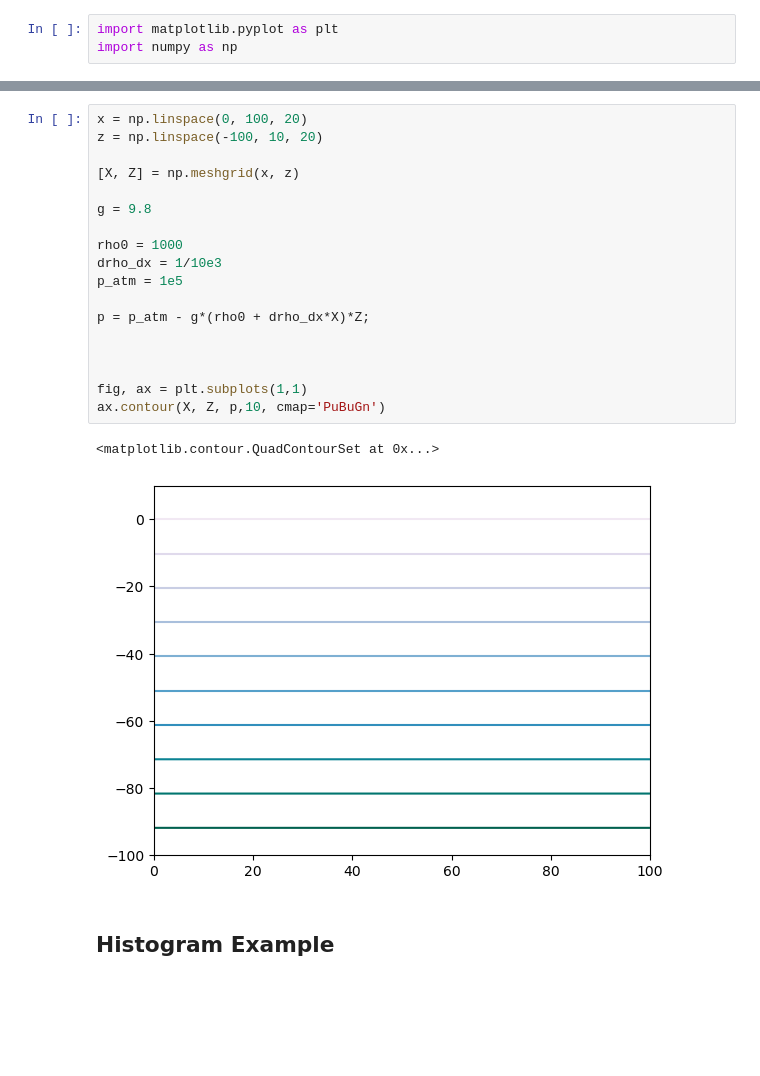
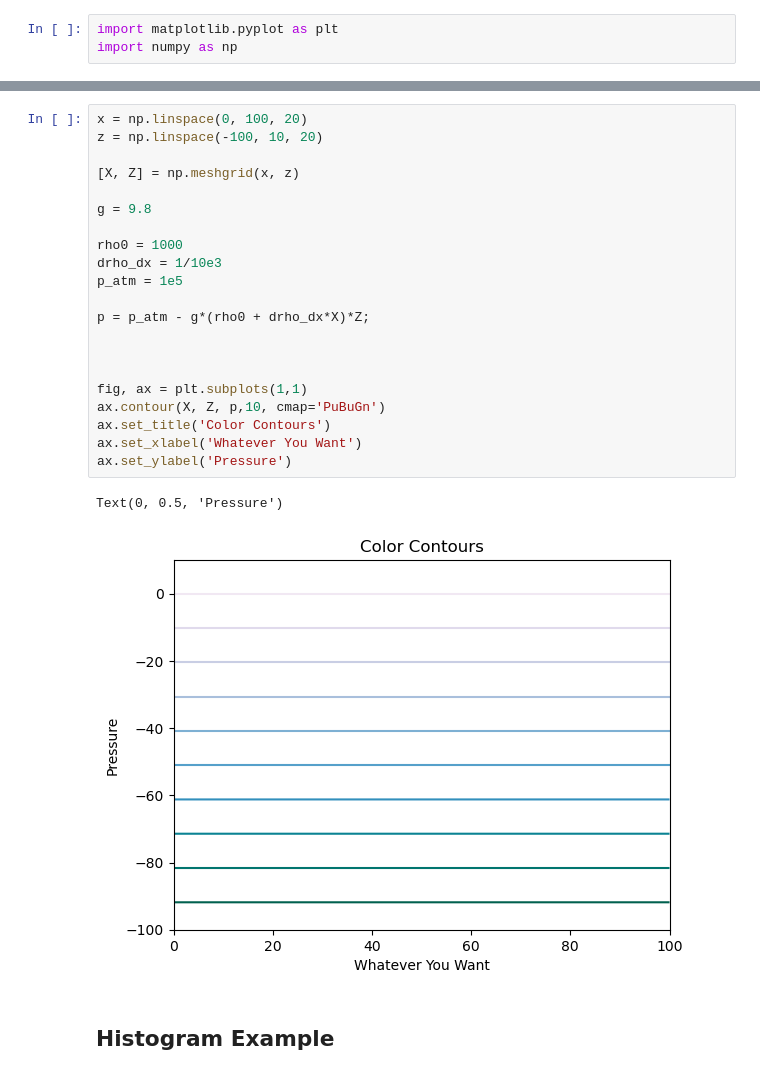
Before and after one commit to radryan1979/PythonCourse, a Jupyter notebook: Notebooks/matplotlib.ipynb, the cells around one changed output, grey strips where cells are left out. Saved outputs shown, nothing was run; the diff lists cells and outputs as text; blank space fills up the shorter version.

Commit message:
Adding some more examples to the matplotlib notebook

```diff
--- a/Notebooks/matplotlib.ipynb
+++ b/Notebooks/matplotlib.ipynb
@@ -9,24 +25,27 @@ import numpy as np
 # %%
 x = np.linspace(0, 100, 20)
 z = np.linspace(-100, 10, 20)
 
 [X, Z] = np.meshgrid(x, z)
 
 g = 9.8
 
 rho0 = 1000
 drho_dx = 1/10e3
 p_atm = 1e5
 
 p = p_atm - g*(rho0 + drho_dx*X)*Z;
 
 
 
 fig, ax = plt.subplots(1,1)
 ax.contour(X, Z, p,10, cmap='PuBuGn')
+ax.set_title('Color Contours')
+ax.set_xlabel('Whatever You Want')
+ax.set_ylabel('Pressure')
 # %% [output]
-<matplotlib.contour.QuadContourSet at 0x...>
+Text(0, 0.5, 'Pressure')
-[figure, old version]
+[figure, new version]
 # %% [markdown]
 ## Histogram Example
 # %%
```
Also changed, not shown: parts of 3 cells of this notebook.
